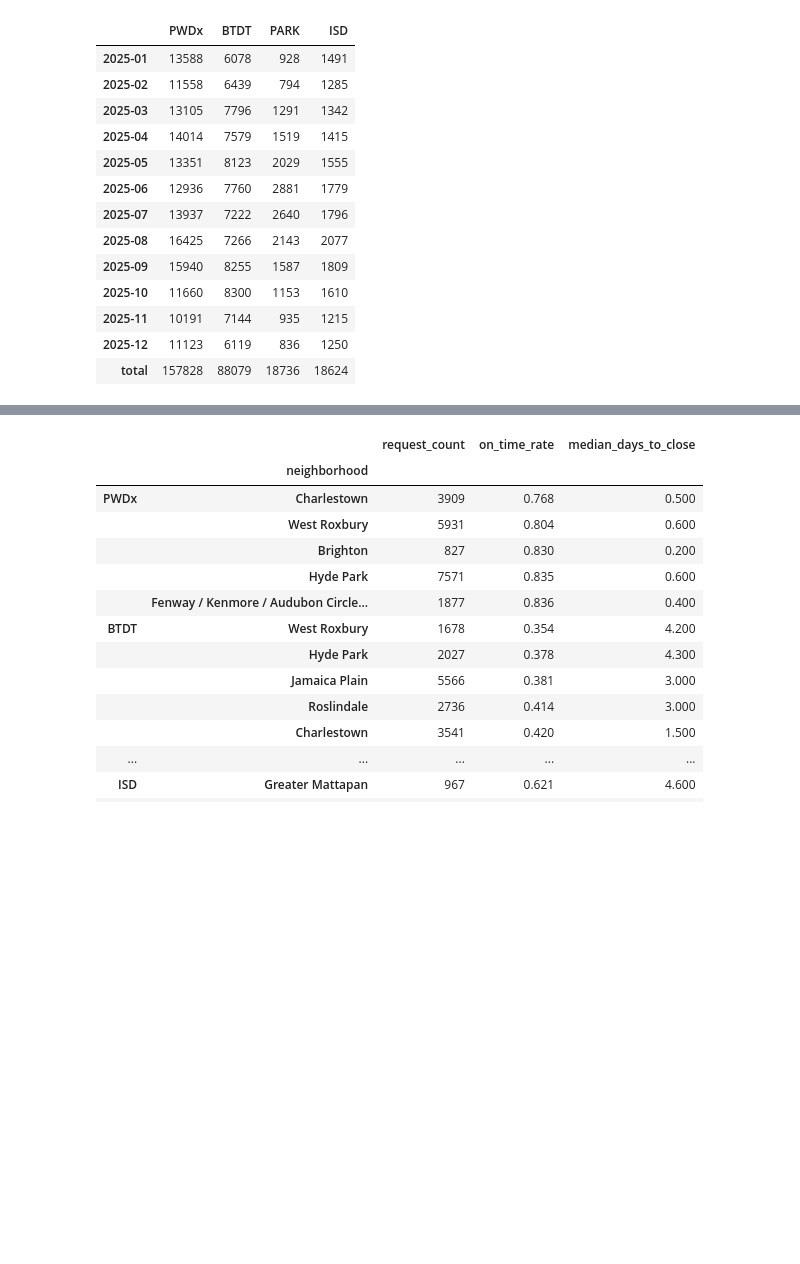
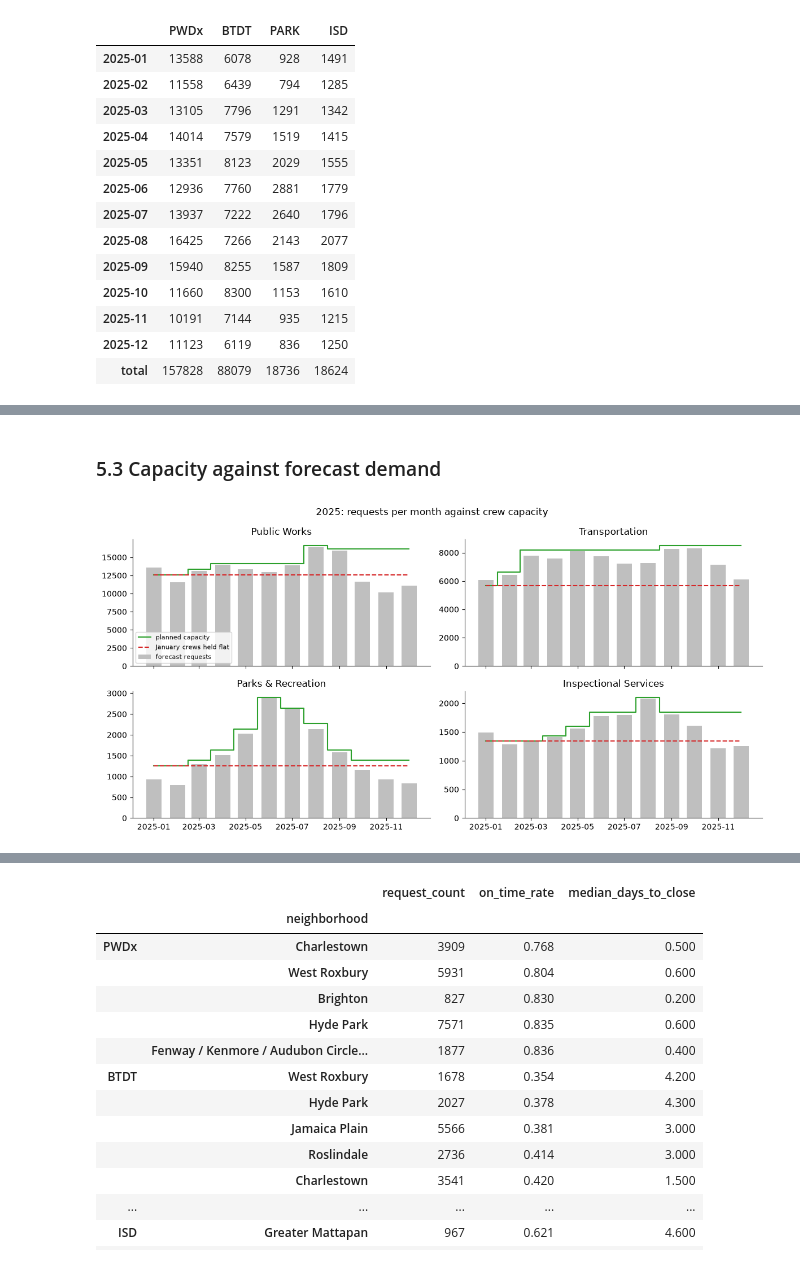
Before and after one commit to nishanth3112/boston311-crew-planner, a Jupyter notebook: notebooks/311_staffing_submission.ipynb, the cells around one changed output, grey strips where cells are left out. Saved outputs shown, nothing was run; the diff lists cells and outputs as text; code cells hidden in the pictures; blank space fills up the shorter version.

```diff
--- a/notebooks/311_staffing_submission.ipynb
+++ b/notebooks/311_staffing_submission.ipynb
@@ -392,0 +461,13 @@ _Added in BOS-11: demand 20% above and below forecast, a snowstorm and a heat wa
+# %%
+from boston311.planning import sensitivity
+from boston311.planning.scenarios import load_plan
+
+base, flat = load_plan("base"), load_plan("hold_flat")
+pd.DataFrame(
+    {
+        name: plan.kpis.model_dump()
+        for name, plan in [("2025 plan", base), ("January crews held flat", flat)]
+    }
+).rename(index=lambda k: k.replace("baseline_", "hold-flat ")).loc[
+    ["total_cost", "overdue_cost", "on_time_pct"]
+].T.assign(crew_cost=lambda t: t["total_cost"] - t["overdue_cost"]).round(4)
@@ -392,0 +535,24 @@ _Added in BOS-11: demand 20% above and below forecast, a snowstorm and a heat wa
+# %% [markdown]
+### 5.3 Capacity against forecast demand
+# %%
+fig, axes = plt.subplots(2, 2, figsize=(12, 6), sharex=True)
+for ax, d in zip(axes.flat, base.departments, strict=True):
+    x = pd.to_datetime([m.month for m in d.months])
+    ax.bar(x, [m.forecast for m in d.months], width=20, color="0.75", label="forecast requests")
+    ax.step(x, [m.capacity for m in d.months], where="mid", color="C2", label="planned capacity")
+    flat_d = next(f for f in flat.departments if f.department == d.department)
+    ax.step(
+        x,
+        [m.capacity for m in flat_d.months],
+        where="mid",
+        color="C3",
+        ls="--",
+        label="January crews held flat",
+    )
+    ax.set_title(NAMES[d.department])
+    ax.set_ylim(bottom=0)
+axes[0, 0].legend(fontsize=8)
+fig.suptitle("2025: requests per month against crew capacity")
+fig.tight_layout()
+# %% [output]
+[figure, added]
```
Also changed, not shown: parts of 37 cells of this notebook.
